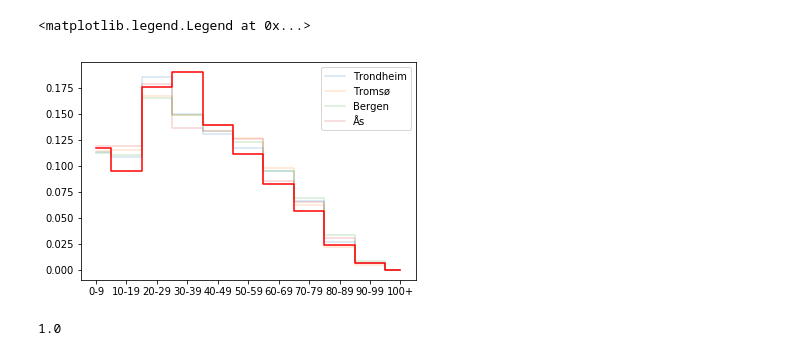
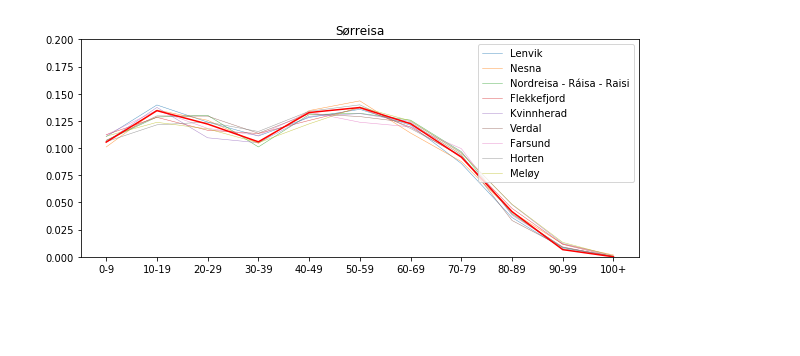
Before and after one commit to Havegum/kNearestKommunes, a Jupyter notebook: Kommune similarity.ipynb, the cells around one changed output. Drawn from its saved outputs; the diff is of its cells as text; code cells hidden in the pictures; blank space fills up the shorter version.

```diff
--- a/Kommune similarity.ipynb
+++ b/Kommune similarity.ipynb
@@ -42,21 +51,18 @@ kommunetall.sample(5)
 # %%
-# Downloaded from https://www.ssb.no/statbank/table/07459/tableViewLayout1/
-
 age = pd.read_csv('aldersfordeling.csv', sep='\t', encoding="unicode_escape")
 age = age.drop(columns='statistikkvariabel')
 
+name_and_id = age['region'].str.split(' ', n=1, expand=True)
+name_and_id.columns = ['id', 'name']
 
-komnumm = age['region'].str.split(' ', n=1, expand=True)
-komnumm.columns = ['id', 'name']
-
-age['id'] = komnumm['id'].str.lstrip('K-')
-age['name'] = komnumm['name']
+age['id'] = name_and_id['id'].str.lstrip('K-')
+age['name'] = name_and_id['name']
 
 age = age.drop('region', axis=1)
 age_data = ['0-9', '10-19', '20-29', '30-39', '40-49', '50-59', '60-69', '70-79', '80-89', '90-99', '100+']
 age.columns = age_data + ['id', 'name']
 age[age_data] /= age[age_data].sum(axis=1)[:,None]
 
-age.head(5)
+age.sample(5)
 # %% [output]
 |  | 0-9 | 10-19 | 20-29 | 30-39 | 40-49 | 50-59 | 60-69 | 70-79 | 80-89 | 90-99 | 100+ | ... |
@@ -68,31 +74,24 @@ age.head(5)
 # %%
-focus = 'Oslo'
+focus = age.sample()['name'].values[0]
+#focus = "Kárásjohka - Karasjok"
 
 X = age.drop(['name', 'id'], axis=1)
 
 age_pca = PCA(n_components=5).fit(X)
 X = age_pca.transform(X)
 
-near_age = NearestNeighbors(n_neighbors=5).fit(X)
-_, indices = near_age.kneighbors(X[age['name']==focus])
+near_age = NearestNeighbors(n_neighbors=10).fit(X)
+indices = near_age.kneighbors(X[age['name']==focus], return_distance=False)
 
 nearest = age.iloc[indices[0]]
 nearest = nearest.set_index('name').T.drop('id')
 
-plt.plot(nearest.drop(columns=focus), alpha=.2, drawstyle='steps-mid')
-plt.plot(nearest[focus], c='r', drawstyle='steps-mid')
-
+plt.figure(figsize=(10, 4))
+plt.plot(nearest.drop(columns=focus), alpha=.75, linewidth=.5)
+plt.plot(nearest[focus], c='r')
+plt.ylim(0, .2)
 plt.legend(nearest.drop(columns=focus).columns)
+plt.title(focus)
+plt.show()
 # %% [output]
-<matplotlib.legend.Legend at 0x...>
-[figure, old version]
+[figure, new version]
-# %%
-X = age.drop(['name', 'id'], axis=1)
-# X = X / X.sum(axis=1)
-
-X.shape
-pd.DataFrame(
-    np.array(X) / np.full(X.shape[0], 2)[:,None]
-)
-# %% [output]
-1.0
```
Also changed, not shown: parts of 17 cells of this notebook, 4 other files.
